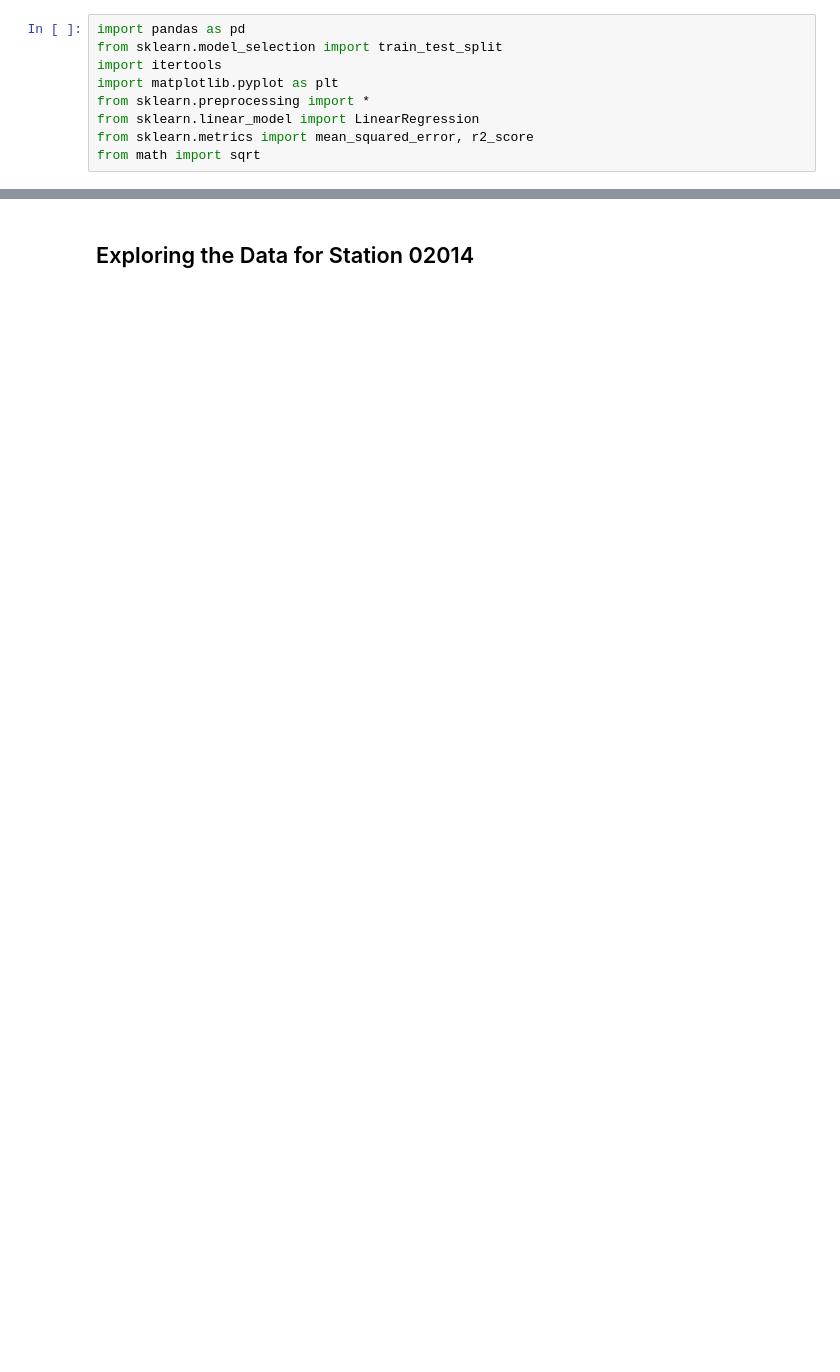
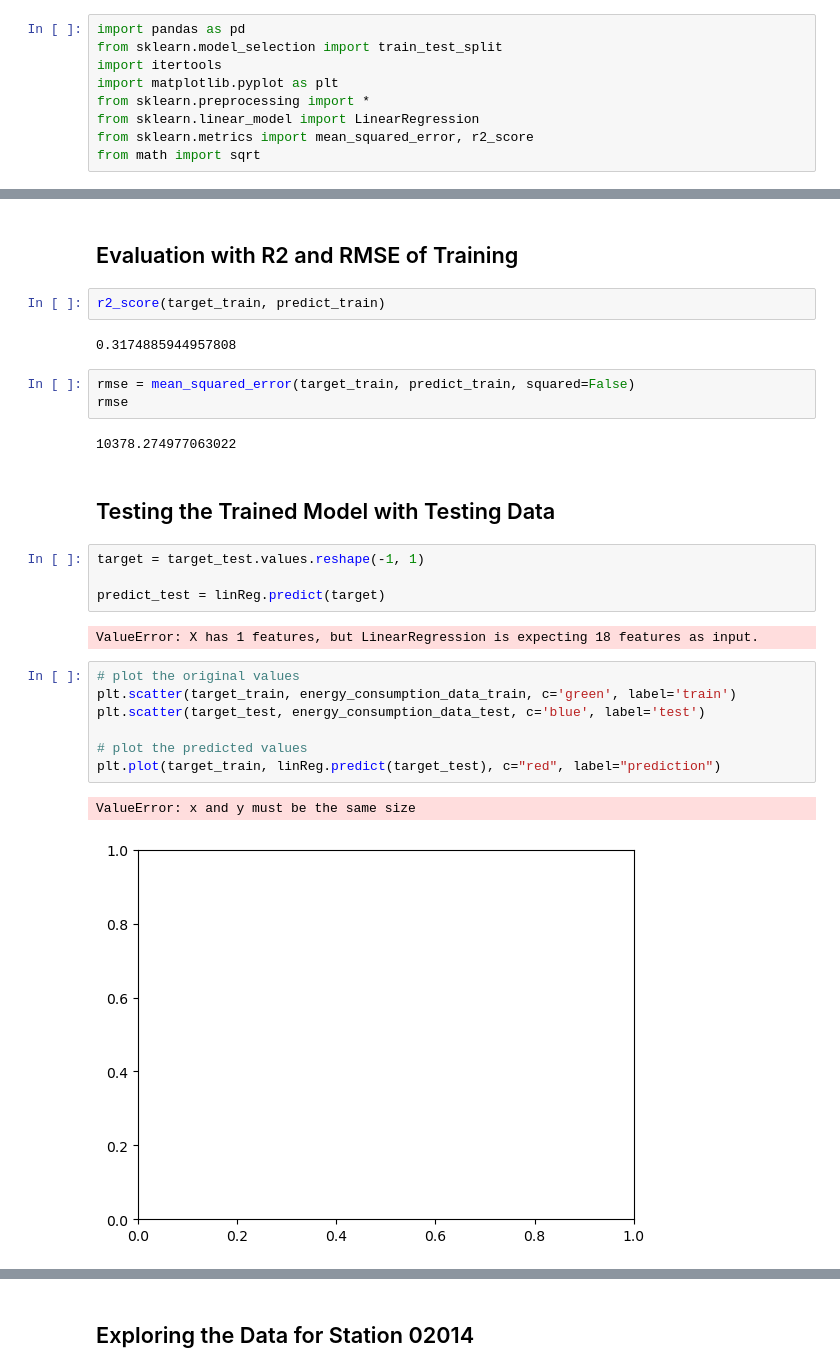
Before and after one commit to maxlautenbach/data-quadrat, a Jupyter notebook: LinearRegression.ipynb, the cells around one changed output, grey strips where cells are left out. Cells and saved outputs as stored; diff of their text form; blank space fills up the shorter version.

```diff
--- a/LinearRegression.ipynb
+++ b/LinearRegression.ipynb
@@ -22,0 +77,29 @@ energy_consumption_data_train.head()
+# %% [markdown]
+## Evaluation with R2 and RMSE of Training ##
+# %%
+r2_score(target_train, predict_train)
+# %% [output]
+0.3174885944957808
+# %%
+rmse = mean_squared_error(target_train, predict_train, squared=False)
+rmse
+# %% [output]
+10378.274977063022
+# %% [markdown]
+## Testing the Trained Model with Testing Data ##
+# %%
+target = target_test.values.reshape(-1, 1)
+
+predict_test = linReg.predict(target)
+# %% [output]
+ValueError: X has 1 features, but LinearRegression is expecting 18 features as input.
+# %%
+# plot the original values
+plt.scatter(target_train, energy_consumption_data_train, c='green', label='train')
+plt.scatter(target_test, energy_consumption_data_test, c='blue', label='test')
+
+# plot the predicted values
+plt.plot(target_train, linReg.predict(target_test), c="red", label="prediction")
+# %% [output]
+ValueError: x and y must be the same size
+[figure, added]
```
Also changed, not shown: parts of 11 cells of this notebook.
